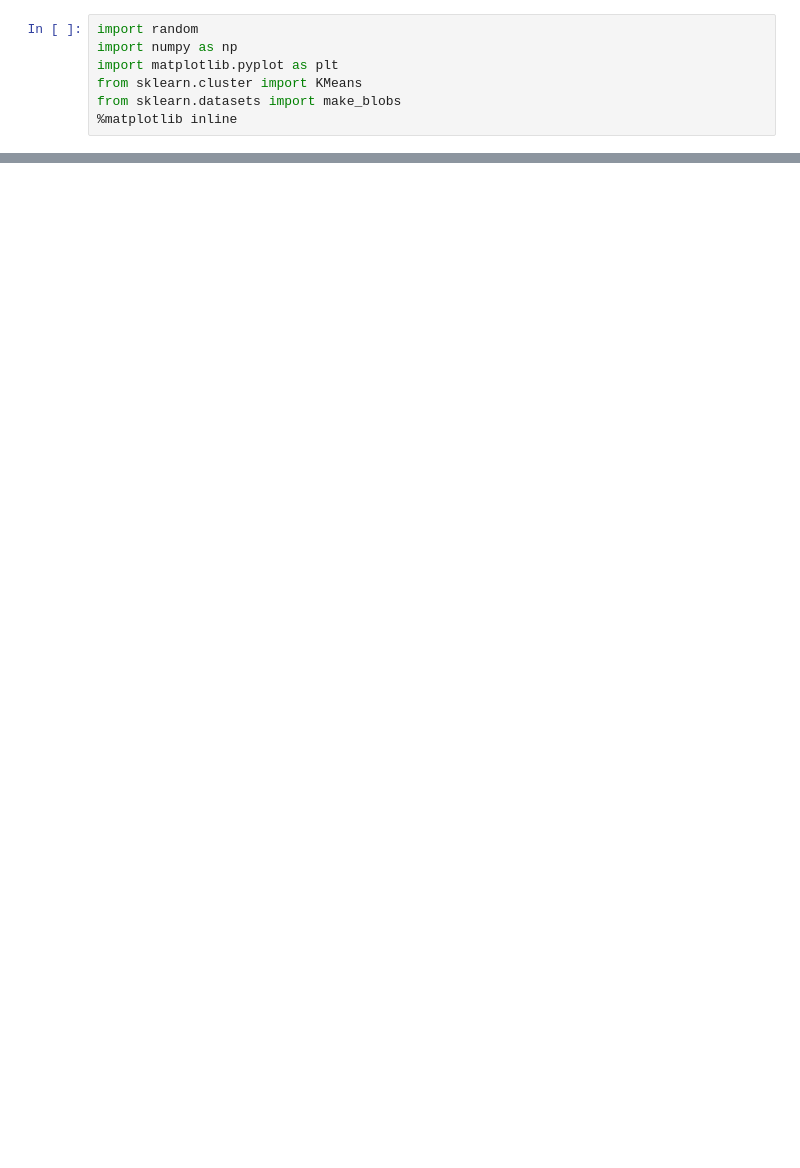
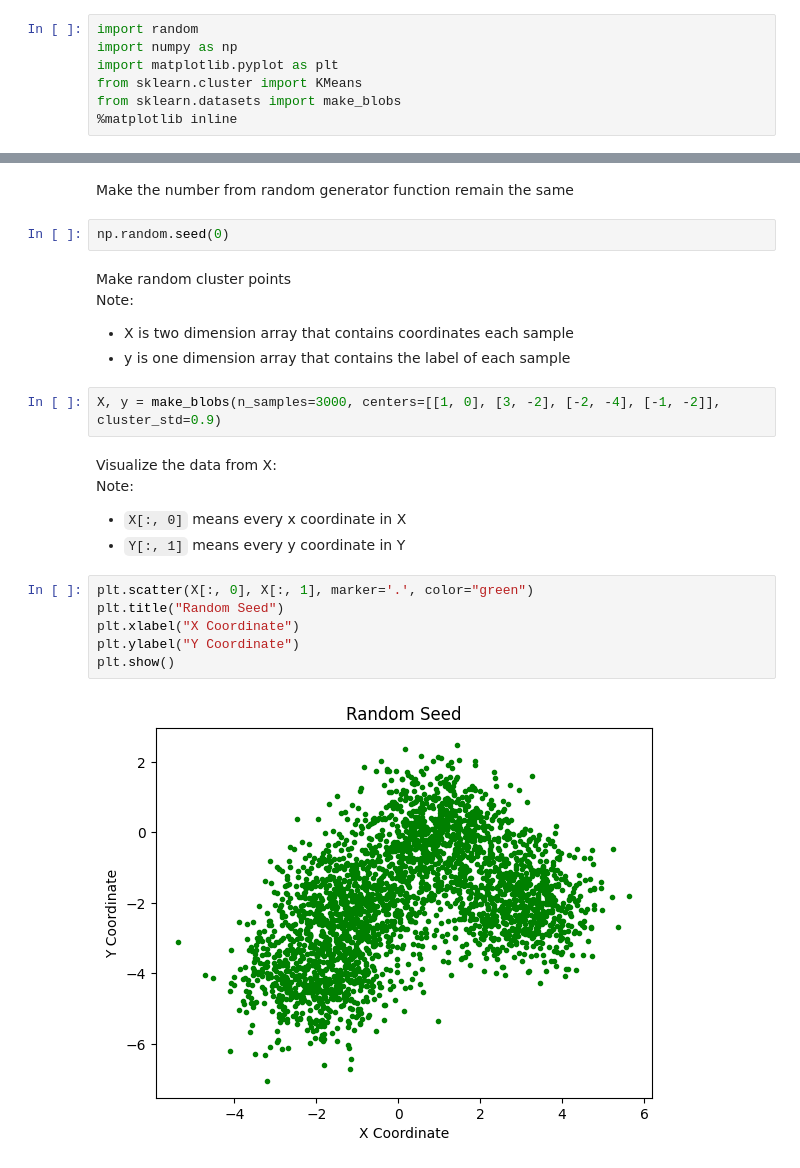
Before and after one commit to ddedida/machine-learning, a Jupyter notebook: kmeans-clustering/kmeans-clustering.ipynb, the cells around one changed output, grey strips where cells are left out. Cells and saved outputs as stored; diff of their text form; blank space fills up the shorter version.

```diff
--- a/kmeans-clustering/kmeans-clustering.ipynb
+++ b/kmeans-clustering/kmeans-clustering.ipynb
@@ -22,0 +10,26 @@ plt.scatter(X[:, 0], X[:, 1], marker='.', color="blue")
+# %% [markdown]
+Make the number from random generator function remain the same
+# %%
+np.random.seed(0)
+# %% [markdown]
+Make random cluster points
+<br>
+Note:
+- X is two dimension array that contains coordinates each sample
+- y is one dimension array that contains the label of each sample
+# %%
+X, y = make_blobs(n_samples=3000, centers=[[1, 0], [3, -2], [-2, -4], [-1, -2]], cluster_std=0.9)
+# %% [markdown]
+Visualize the data from X:
+<br>
+Note:
+- `X[:, 0]` means every x coordinate in X
+- `Y[:, 1]` means every y coordinate in Y
+# %%
+plt.scatter(X[:, 0], X[:, 1], marker='.', color="green")
+plt.title("Random Seed")
+plt.xlabel("X Coordinate")
+plt.ylabel("Y Coordinate")
+plt.show()
+# %% [output]
+[figure, added]
```
Also changed, not shown: parts of 33 cells of this notebook, 1 other file.
